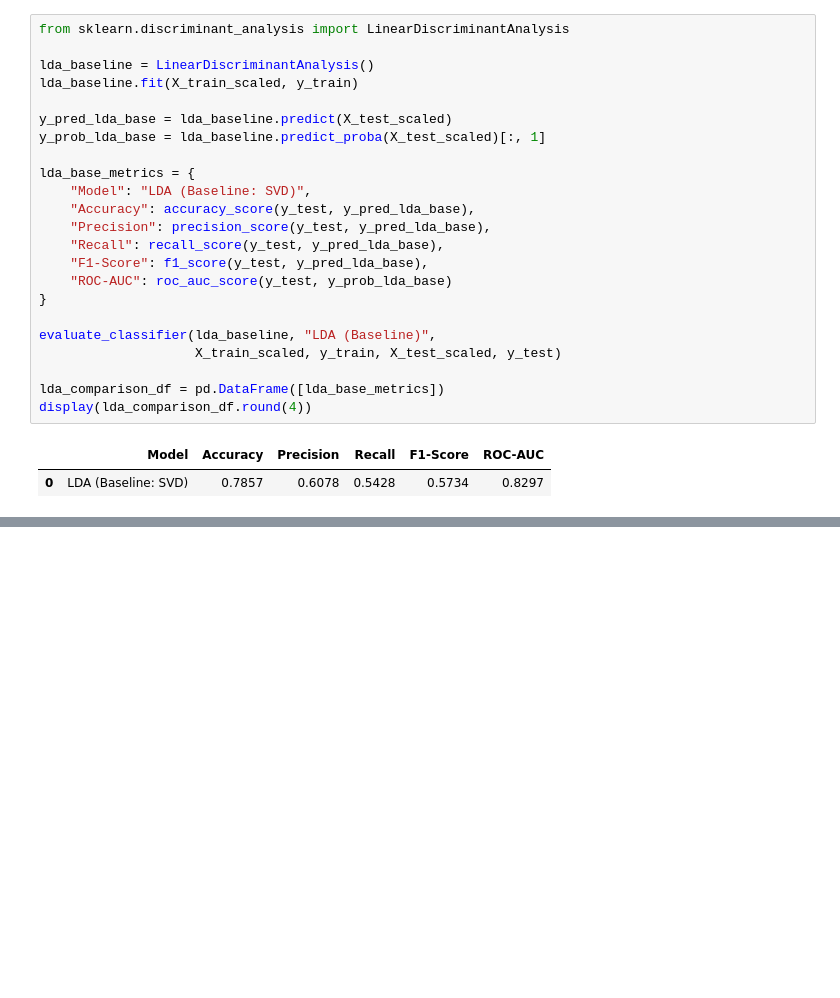
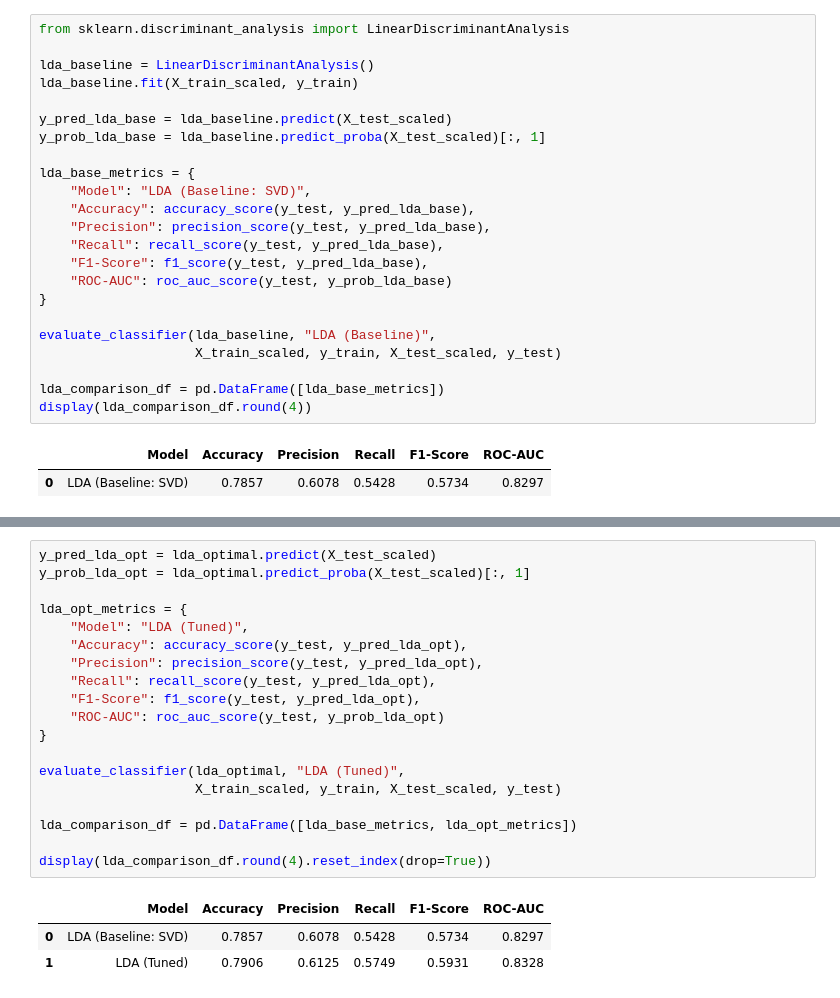
Before and after one commit to Lavrous/ML_LAB2_True, a Jupyter notebook: notebook/Lab2.ipynb, the cells around one changed output, grey strips where cells are left out. Cells and saved outputs as stored; diff of their text form; blank space fills up the shorter version.

```diff
--- a/notebook/Lab2.ipynb
+++ b/notebook/Lab2.ipynb
@@ -830,0 +870,23 @@ display(lda_comparison_df.round(4))
+# %%
+y_pred_lda_opt = lda_optimal.predict(X_test_scaled)
+y_prob_lda_opt = lda_optimal.predict_proba(X_test_scaled)[:, 1]
+
+lda_opt_metrics = {
+    "Model": "LDA (Tuned)",
+    "Accuracy": accuracy_score(y_test, y_pred_lda_opt),
+    "Precision": precision_score(y_test, y_pred_lda_opt),
+    "Recall": recall_score(y_test, y_pred_lda_opt),
+    "F1-Score": f1_score(y_test, y_pred_lda_opt),
+    "ROC-AUC": roc_auc_score(y_test, y_prob_lda_opt)
+}
+
+evaluate_classifier(lda_optimal, "LDA (Tuned)",
+                    X_train_scaled, y_train, X_test_scaled, y_test)
+
+lda_comparison_df = pd.DataFrame([lda_base_metrics, lda_opt_metrics])
+
+display(lda_comparison_df.round(4).reset_index(drop=True))
+# %% [output]
+|  | Model | Accuracy | Precision | Recall | F1-Score | ROC-AUC |
+| 0 | LDA (Baseline: SVD) | 0.7857 | 0.6078 | 0.5428 | 0.5734 | 0.8297 |
+| 1 | LDA (Tuned) | 0.7906 | 0.6125 | 0.5749 | 0.5931 | 0.8328 |
```
Also changed, not shown: parts of 16 cells of this notebook.
